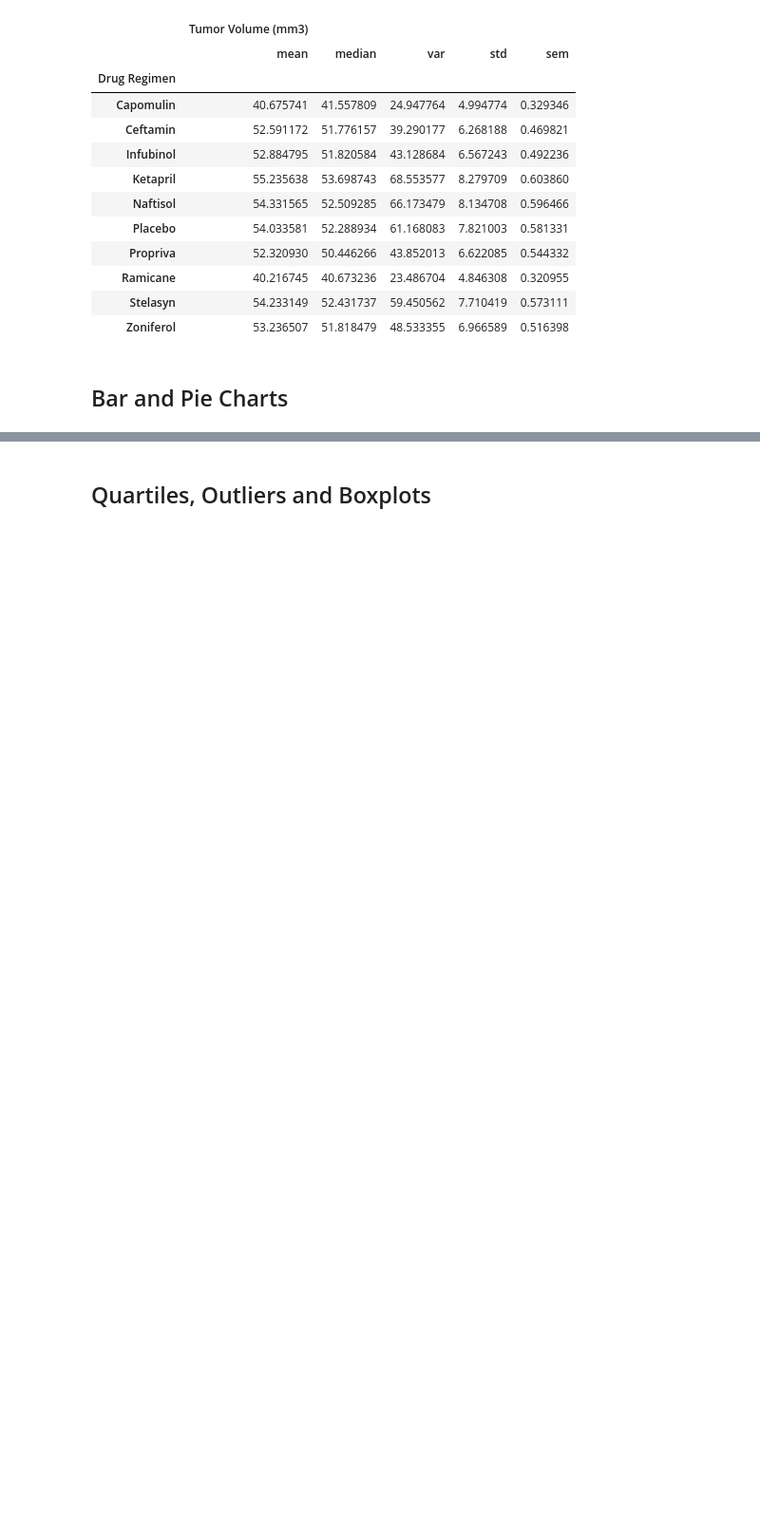
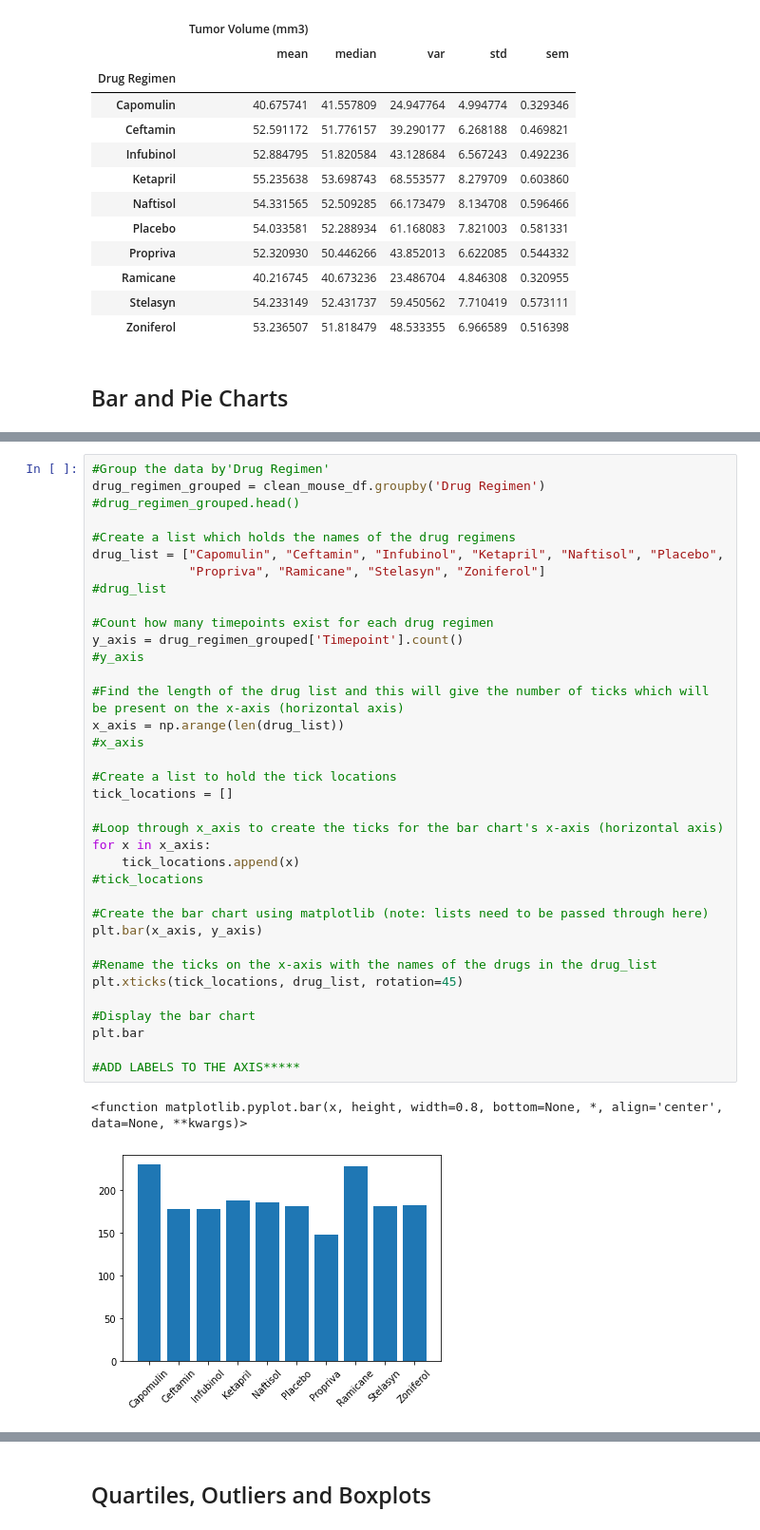
Before and after one commit to ambervanharskamp/matplotlib_challenge, a Jupyter notebook: Pymaceuticals/pymaceuticals_starter.ipynb, the cells around one changed output, grey strips where cells are left out. Shown at 95% size. Saved outputs shown, nothing was run; the diff lists cells and outputs as text; blank space fills up the shorter version.

```diff
--- a/Pymaceuticals/pymaceuticals_starter.ipynb
+++ b/Pymaceuticals/pymaceuticals_starter.ipynb
@@ -139,0 +152,39 @@ clean_mouse_df.groupby(["Drug Regimen"])[["Tumor Volume (mm3)"]].agg(["mean", "m
+# %%
+#Group the data by'Drug Regimen'
+drug_regimen_grouped = clean_mouse_df.groupby('Drug Regimen')
+#drug_regimen_grouped.head()
+
+#Create a list which holds the names of the drug regimens
+drug_list = ["Capomulin", "Ceftamin", "Infubinol", "Ketapril", "Naftisol", "Placebo",
+             "Propriva", "Ramicane", "Stelasyn", "Zoniferol"]
+#drug_list
+
+#Count how many timepoints exist for each drug regimen
+y_axis = drug_regimen_grouped['Timepoint'].count()
+#y_axis
+
+#Find the length of the drug list and this will give the number of ticks which will be present on the x-axis (horizontal axis)
+x_axis = np.arange(len(drug_list))
+#x_axis
+
+#Create a list to hold the tick locations
+tick_locations = []
+
+#Loop through x_axis to create the ticks for the bar chart's x-axis (horizontal axis)
+for x in x_axis:
+    tick_locations.append(x)
+#tick_locations
+
+#Create the bar chart using matplotlib (note: lists need to be passed through here)
+plt.bar(x_axis, y_axis)
+
+#Rename the ticks on the x-axis with the names of the drugs in the drug_list
+plt.xticks(tick_locations, drug_list, rotation=45)
+
+#Display the bar chart
+plt.bar
+
+#ADD LABELS TO THE AXIS*****
+# %% [output]
+<function matplotlib.pyplot.bar(x, height, width=0.8, bottom=None, *, align='center', data=None, **kwargs)>
+[figure, added]
```
Also changed, not shown: parts of 19 cells of this notebook.
